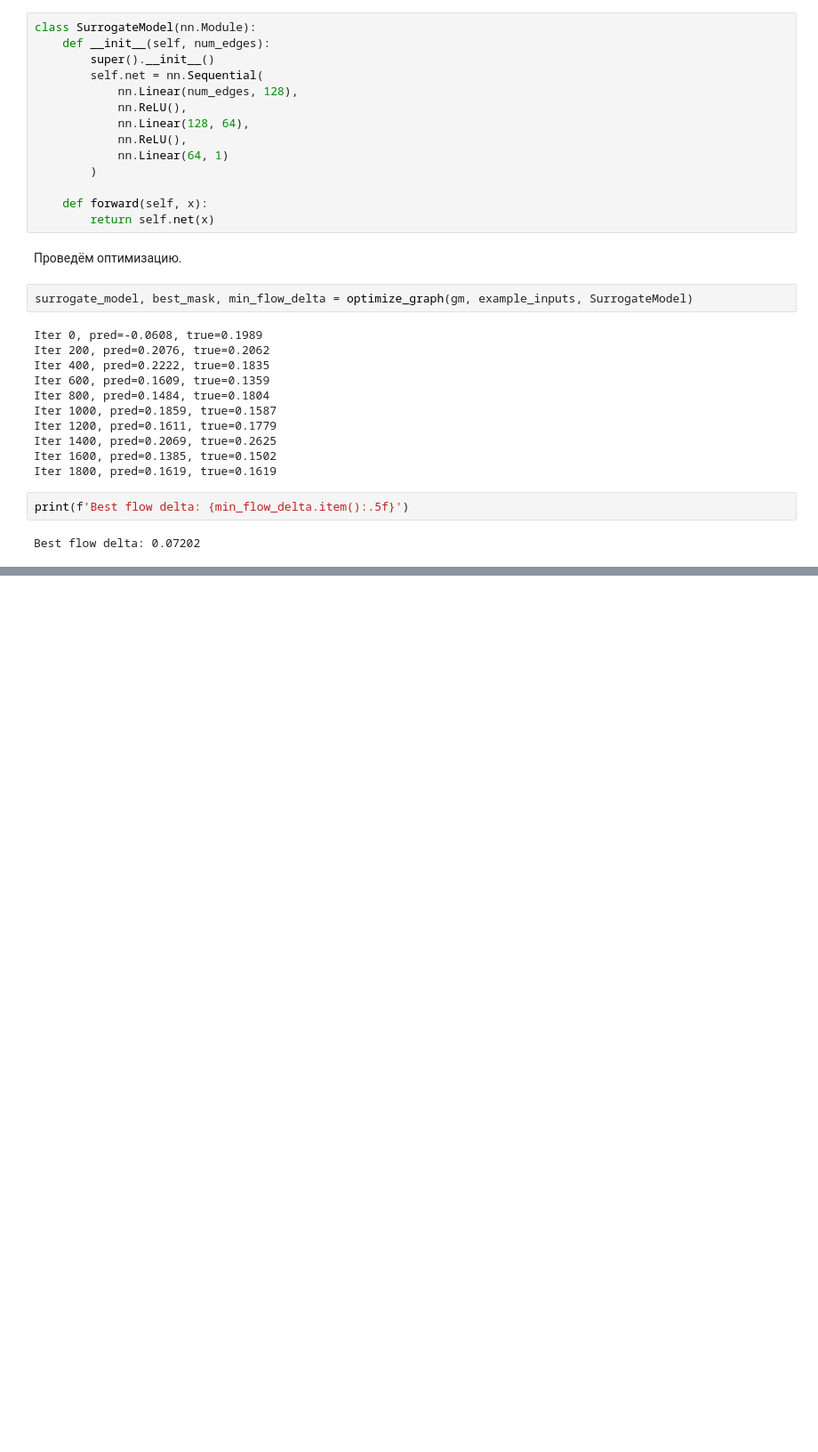
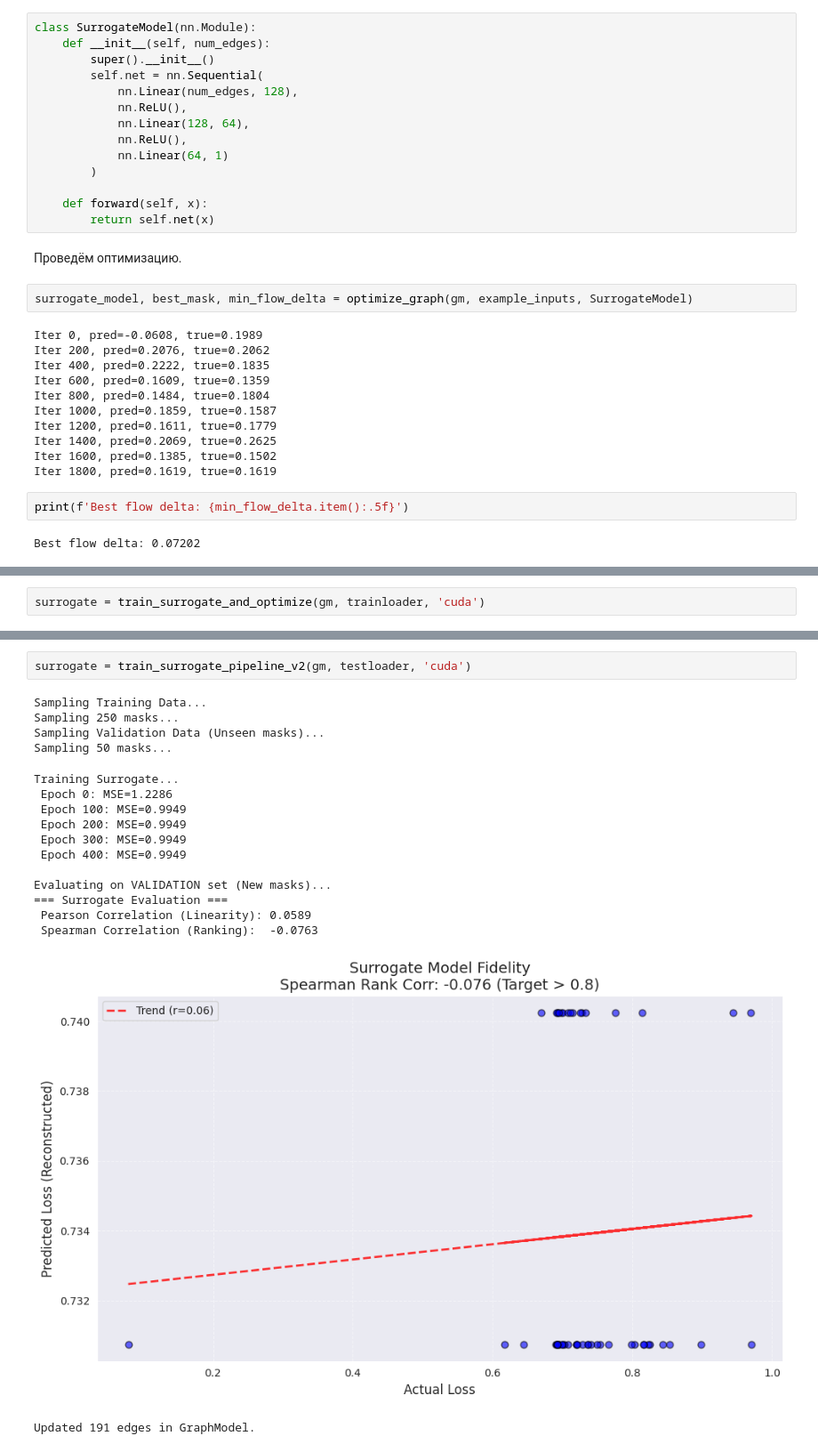
Before and after one commit to intsystems/Zero-shot-structural-pruning, a Jupyter notebook: notebooks/depgraph-experiments-advanced.ipynb, the cells around one changed output, grey strips where cells are left out. Shown at 89% size. Saved outputs shown, nothing was run; the diff lists cells and outputs as text; blank space fills up the shorter version.

```diff
--- a/notebooks/depgraph-experiments-advanced.ipynb
+++ b/notebooks/depgraph-experiments-advanced.ipynb
@@ -954,0 +1352,2 @@ Best flow delta: 0.07202
+# %%
+surrogate = train_surrogate_and_optimize(gm, trainloader, 'cuda')
@@ -954,0 +1487,20 @@ Best flow delta: 0.07202
+# %%
+surrogate = train_surrogate_pipeline_v2(gm, testloader, 'cuda')
+# %% [output]
+Sampling Training Data...
+Sampling 250 masks...
+Sampling Validation Data (Unseen masks)...
+Sampling 50 masks...
+Training Surrogate...
+ Epoch 0: MSE=1.2286
+ Epoch 100: MSE=0.9949
+ Epoch 200: MSE=0.9949
+ Epoch 300: MSE=0.9949
+ Epoch 400: MSE=0.9949
+
+Evaluating on VALIDATION set (New masks)...
+=== Surrogate Evaluation ===
+ Pearson Correlation (Linearity): 0.0589
+ Spearman Correlation (Ranking):  -0.0763
+[figure, added]
+Updated 191 edges in GraphModel.
```
Also changed, not shown: parts of 25 cells of this notebook.
